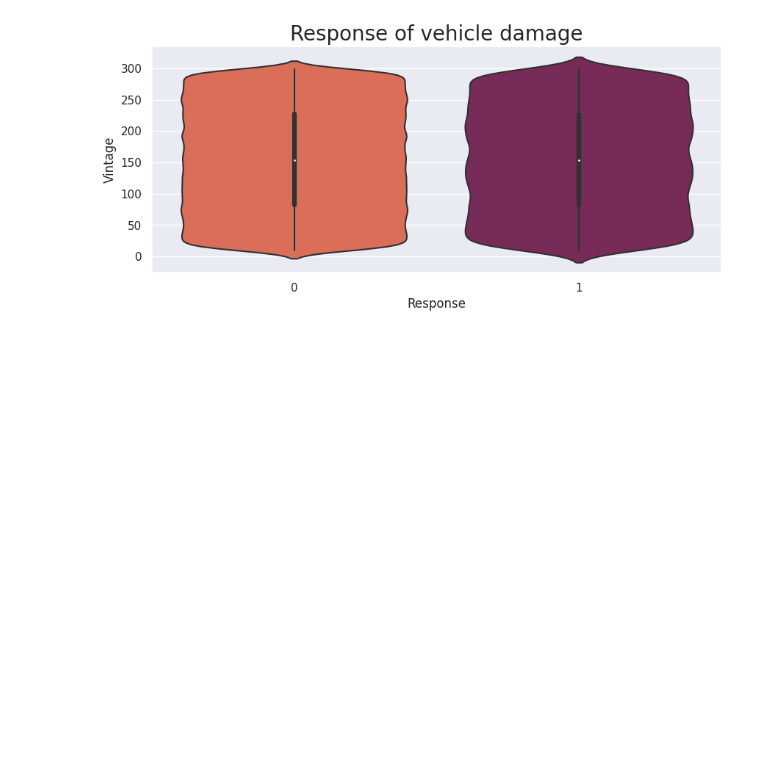
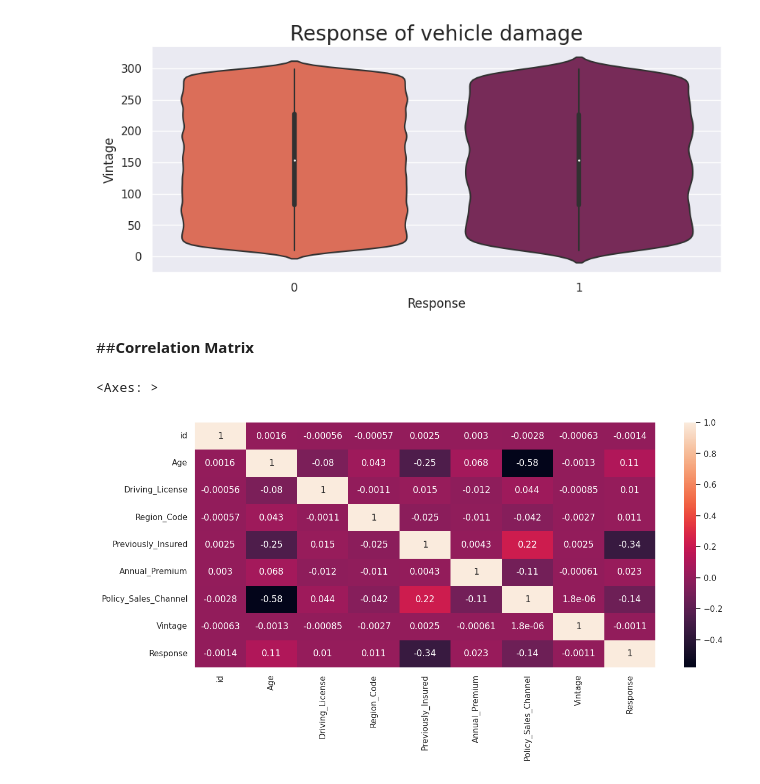
Before and after one commit to shwe-hg/capston-project-on-classification, a Jupyter notebook: project_on_classification(ML).ipynb, the cells around one changed output. Saved outputs shown, nothing was run; the diff lists cells and outputs as text; code cells hidden in the pictures; blank space fills up the shorter version.

```diff
--- a/project_on_classification(ML).ipynb
+++ b/project_on_classification(ML).ipynb
@@ -645,3 +645,11 @@ plt.title('Response of vehicle damage', fontsize=20)
 plt.show()
 # %% [output]
 [figure]
+# %% [markdown]
+##**Correlation Matrix**
+# %%
+plt.figure(figsize = (14,6))
+sns.heatmap(df1.corr(), annot = True)
+# %% [output]
+<Axes: >
+[figure, added]
```
Also changed, not shown: parts of 3 cells of this notebook.
